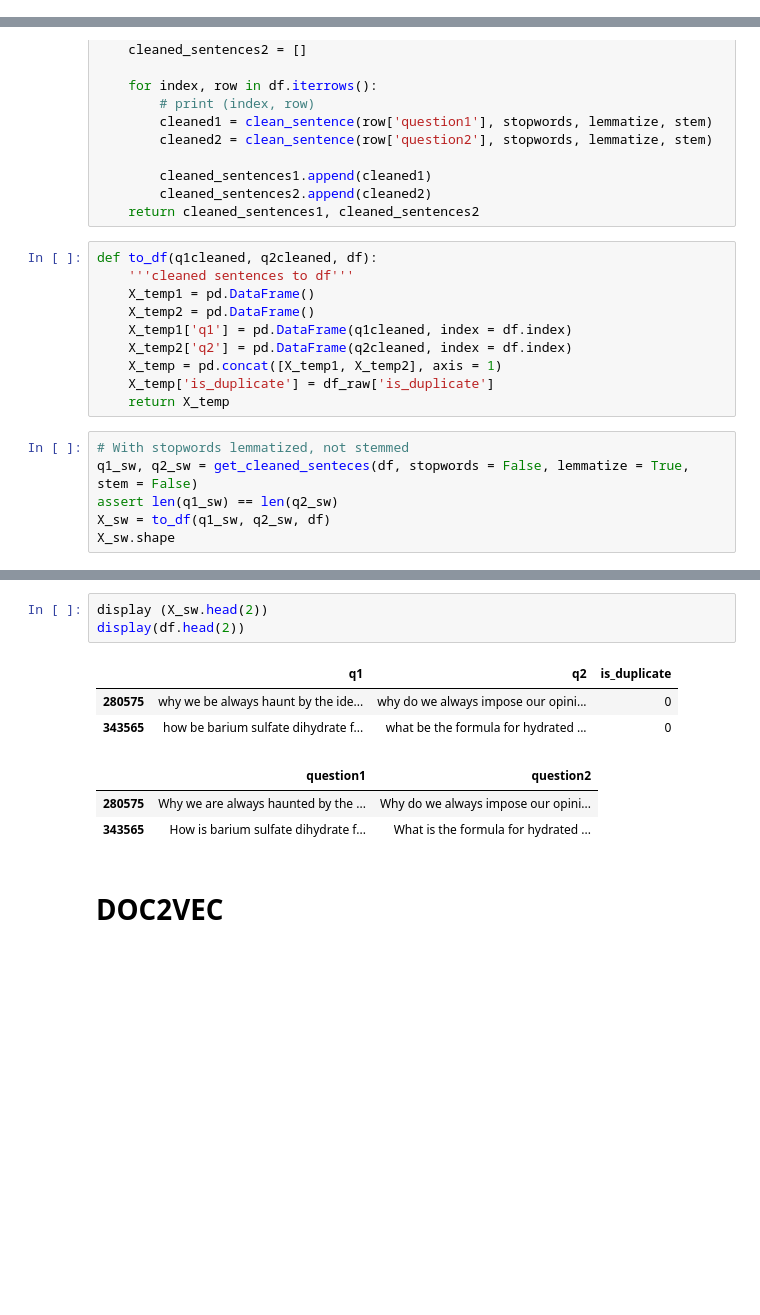
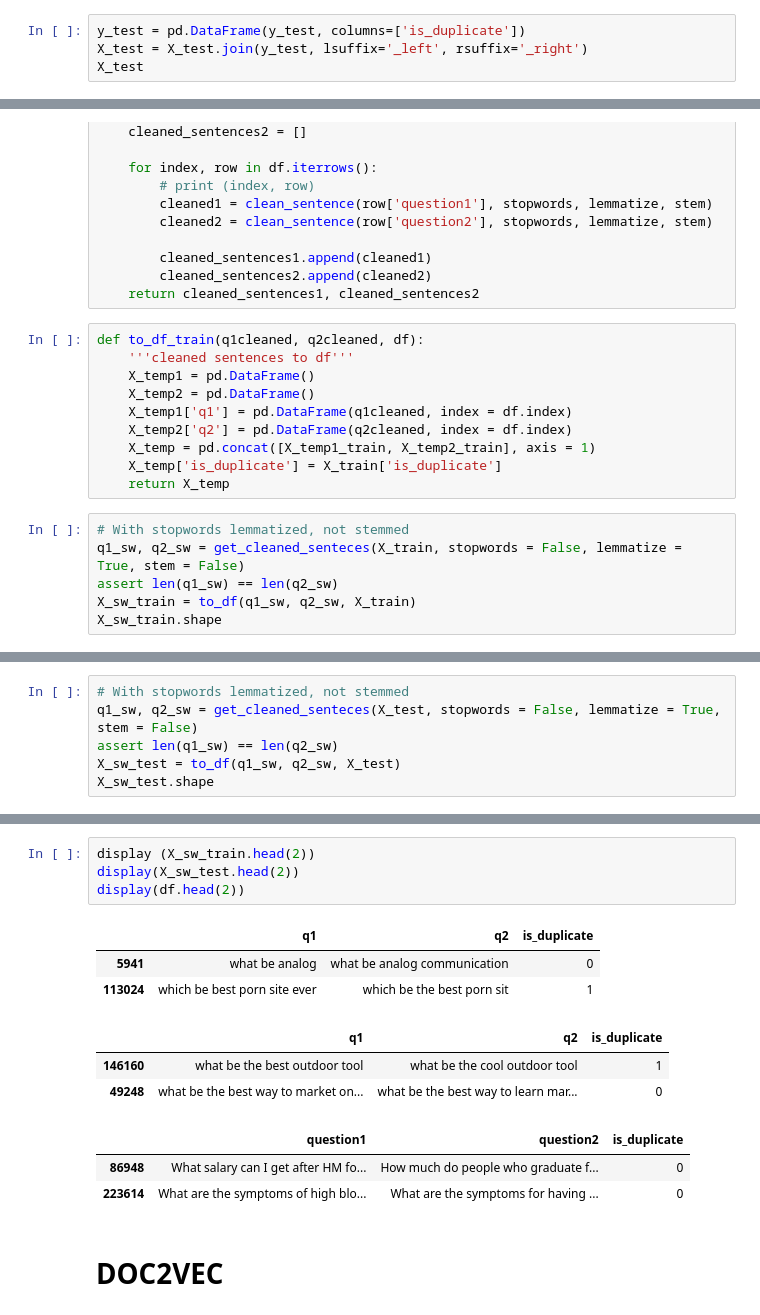
Before and after one commit to antopeza/Final-Project-Brainster, a Jupyter notebook: NEW_code_PV.ipynb, the cells around one changed output, grey strips where cells are left out. Saved outputs shown, nothing was run; the diff lists cells and outputs as text; blank space fills up the shorter version.

```diff
--- a/NEW_code_PV.ipynb
+++ b/NEW_code_PV.ipynb
@@ -117,0 +155,4 @@ print(df.shape)
+# %%
+y_test = pd.DataFrame(y_test, columns=['is_duplicate'])
+X_test = X_test.join(y_test, lsuffix='_left', rsuffix='_right')
+X_test
@@ -171,19 +226,19 @@ def get_cleaned_senteces(df, stopwords = False, lemmatize = False, stem = False)
         cleaned_sentences2.append(cleaned2)
     return cleaned_sentences1, cleaned_sentences2
 # %%
-def to_df(q1cleaned, q2cleaned, df):
+def to_df_train(q1cleaned, q2cleaned, df):
     '''cleaned sentences to df'''
     X_temp1 = pd.DataFrame()
     X_temp2 = pd.DataFrame()
     X_temp1['q1'] = pd.DataFrame(q1cleaned, index = df.index)
     X_temp2['q2'] = pd.DataFrame(q2cleaned, index = df.index)
-    X_temp = pd.concat([X_temp1, X_temp2], axis = 1)
-    X_temp['is_duplicate'] = df_raw['is_duplicate']
+    X_temp = pd.concat([X_temp1_train, X_temp2_train], axis = 1)
+    X_temp['is_duplicate'] = X_train['is_duplicate']
     return X_temp
 # %%
 # With stopwords lemmatized, not stemmed
-q1_sw, q2_sw = get_cleaned_senteces(df, stopwords = False, lemmatize = True, stem = False)
+q1_sw, q2_sw = get_cleaned_senteces(X_train, stopwords = False, lemmatize = True, stem = False)
 assert len(q1_sw) == len(q2_sw)
-X_sw = to_df(q1_sw, q2_sw, df)
-X_sw.shape
+X_sw_train = to_df(q1_sw, q2_sw, X_train)
+X_sw_train.shape
 # %% [output]
@@ -190,0 +246,6 @@ X_sw.shape
+# %%
+# With stopwords lemmatized, not stemmed
+q1_sw, q2_sw = get_cleaned_senteces(X_test, stopwords = False, lemmatize = True, stem = False)
+assert len(q1_sw) == len(q2_sw)
+X_sw_test = to_df(q1_sw, q2_sw, X_test)
+X_sw_test.shape
@@ -208,12 +288,16 @@ Name: is_duplicate, dtype: float64
 # %%
-display (X_sw.head(2))
+display (X_sw_train.head(2))
+display(X_sw_test.head(2))
 display(df.head(2))
 # %% [output]
 |  | q1 | q2 | is_duplicate |
-| 280575 | why we be always haunt by the ide... | why do we always impose our opini... | 0 |
-| 343565 | how be barium sulfate dihydrate f... | what be the formula for hydrated ... | 0 |
+| 5941 | what be analog | what be analog communication | 0 |
+| 113024 | which be best porn site ever | which be the best porn sit | 1 |
-|  | question1 | question2 |
-| 280575 | Why we are always haunted by the ... | Why do we always impose our opini... |
-| 343565 | How is barium sulfate dihydrate f... | What is the formula for hydrated ... |
+|  | q1 | q2 | is_duplicate |
+| 146160 | what be the best outdoor tool | what be the cool outdoor tool | 1 |
+| 49248 | what be the best way to market on... | what be the best way to learn mar... | 0 |
+|  | question1 | question2 | is_duplicate |
+| 86948 | What salary can I get after HM fo... | How much do people who graduate f... | 0 |
+| 223614 | What are the symptoms of high blo... | What are the symptoms for having ... | 0 |
 # %% [markdown]
 # DOC2VEC
```
Also changed, not shown: parts of 19 cells of this notebook.
